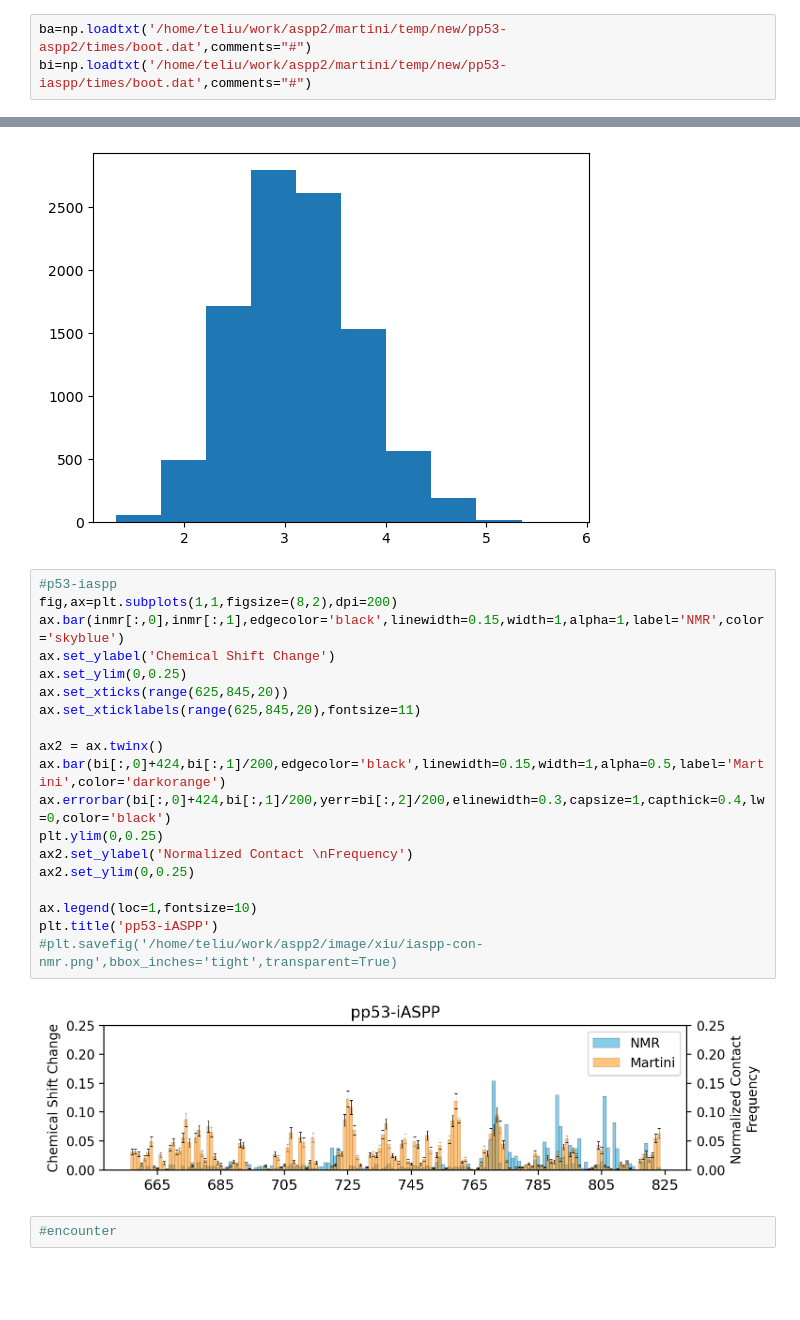
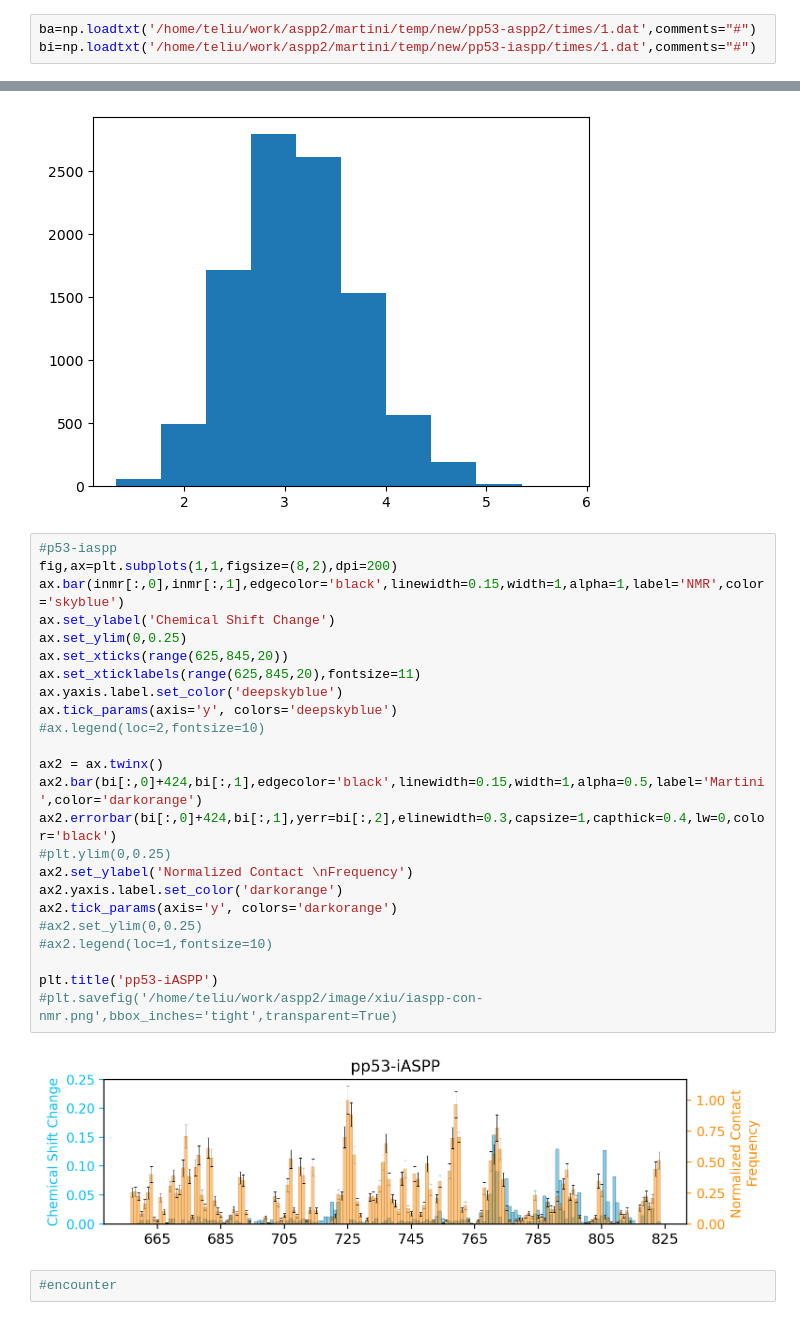
Before and after one commit to zhangqian869/bslab, a Jupyter notebook: 2023-p53ASPP/matplotlib/NMR-Contact-new.ipynb, the cells around one changed output, grey strips where cells are left out. Drawn from its saved outputs; the diff is of its cells as text; blank space fills up the shorter version.

```diff
--- a/2023-p53ASPP/matplotlib/NMR-Contact-new.ipynb
+++ b/2023-p53ASPP/matplotlib/NMR-Contact-new.ipynb
@@ -8,8 +8,8 @@ anmr=np.loadtxt('/home/teliu/work/aspp2/martini/temp/new/pp53-aspp2/result/dis-r
 aspp2=np.loadtxt('/home/teliu/work/aspp2/martini/temp/new/pp53-aspp2/result/dis-rmsd/contact/test/aspp2.dat',comments="#")
 iaspp=np.loadtxt('/home/teliu/work/aspp2/martini/temp/new/pp53-iaspp/result/dis-rmsd/contact/test/iaspp.dat',comments="#")
 # %%
-ba=np.loadtxt('/home/teliu/work/aspp2/martini/temp/new/pp53-aspp2/times/boot.dat',comments="#")
-bi=np.loadtxt('/home/teliu/work/aspp2/martini/temp/new/pp53-iaspp/times/boot.dat',comments="#")
+ba=np.loadtxt('/home/teliu/work/aspp2/martini/temp/new/pp53-aspp2/times/1.dat',comments="#")
+bi=np.loadtxt('/home/teliu/work/aspp2/martini/temp/new/pp53-iaspp/times/1.dat',comments="#")
 # %%
 print(bi)
 # %% [output]
@@ -450,23 +477,28 @@ print(np.std(sample_mean))
 # %%
 #p53-iaspp
 fig,ax=plt.subplots(1,1,figsize=(8,2),dpi=200)
 ax.bar(inmr[:,0],inmr[:,1],edgecolor='black',linewidth=0.15,width=1,alpha=1,label='NMR',color='skyblue')
 ax.set_ylabel('Chemical Shift Change')
 ax.set_ylim(0,0.25)
 ax.set_xticks(range(625,845,20))
 ax.set_xticklabels(range(625,845,20),fontsize=11)
+ax.yaxis.label.set_color('deepskyblue')
+ax.tick_params(axis='y', colors='deepskyblue')
+#ax.legend(loc=2,fontsize=10)
 
 ax2 = ax.twinx()
-ax.bar(bi[:,0]+424,bi[:,1]/200,edgecolor='black',linewidth=0.15,width=1,alpha=0.5,label='Martini',color='darkorange')
-ax.errorbar(bi[:,0]+424,bi[:,1]/200,yerr=bi[:,2]/200,elinewidth=0.3,capsize=1,capthick=0.4,lw=0,color='black')
-plt.ylim(0,0.25)
+ax2.bar(bi[:,0]+424,bi[:,1],edgecolor='black',linewidth=0.15,width=1,alpha=0.5,label='Martini',color='darkorange')
+ax2.errorbar(bi[:,0]+424,bi[:,1],yerr=bi[:,2],elinewidth=0.3,capsize=1,capthick=0.4,lw=0,color='black')
+#plt.ylim(0,0.25)
 ax2.set_ylabel('Normalized Contact \nFrequency')
-ax2.set_ylim(0,0.25)
+ax2.yaxis.label.set_color('darkorange')
+ax2.tick_params(axis='y', colors='darkorange')
+#ax2.set_ylim(0,0.25)
+#ax2.legend(loc=1,fontsize=10)
 
-ax.legend(loc=1,fontsize=10)
 plt.title('pp53-iASPP')
 #plt.savefig('/home/teliu/work/aspp2/image/xiu/iaspp-con-nmr.png',bbox_inches='tight',transparent=True)
 # %% [output]
-[figure, old version]
+[figure, new version]
 # %%
 #encounter
```
Also changed, not shown: parts of 4 cells of this notebook.
